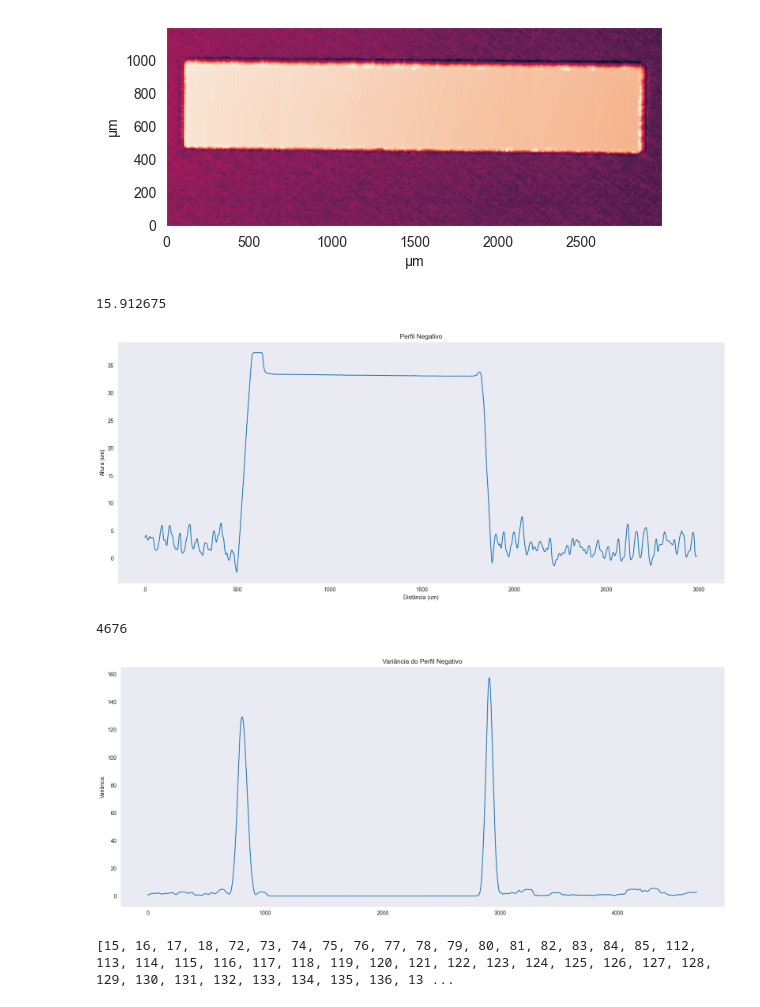
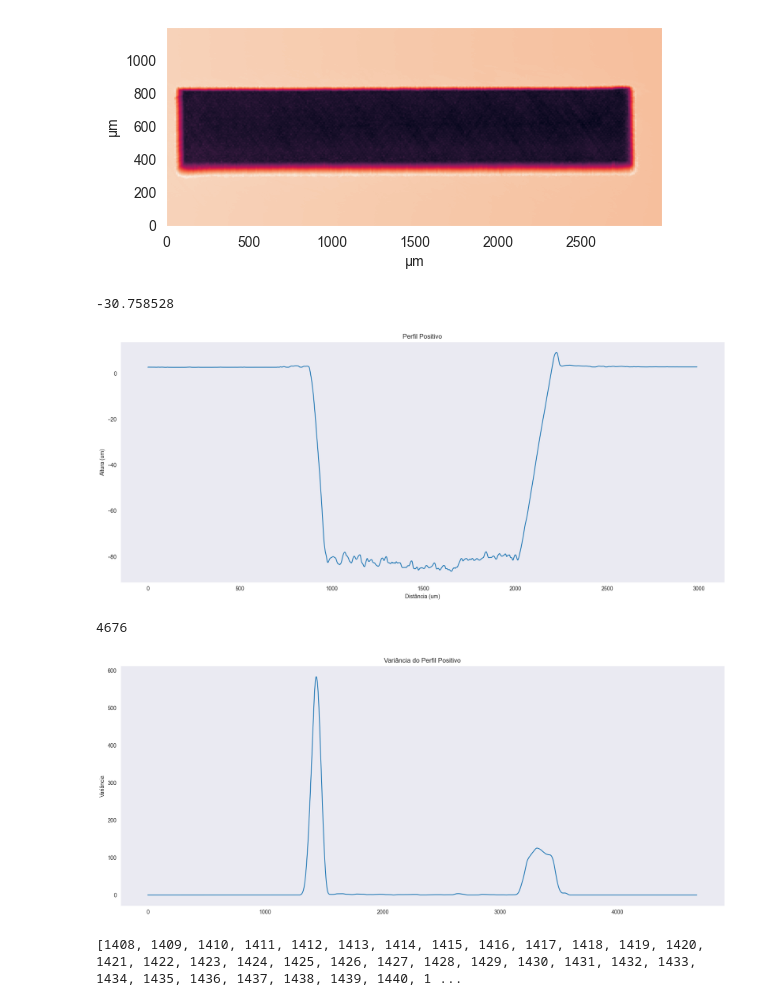
Before and after one commit to Pidoviski/calculadora_de_rugosidade, a Jupyter notebook: main.ipynb, the cells around one changed output. Cells and saved outputs as stored; diff of their text form; code cells hidden in the pictures.

```diff
--- a/main.ipynb
+++ b/main.ipynb
@@ -321,10 +321,10 @@ class DektakLoad:
                     res[k.name][child.name]=child.data
         return res
 # %%
-loader = DektakLoad('T1C/T1C_90graus_Negativo.OPDx')
+loader = DektakLoad('T1A/T1A_90graus_Positivo.OPDx')
 x,y,z = loader.get_data_2D()
 # %% [output]
-[figure, old version]
+[figure, new version]
 # %%
 import pandas as pd
 import seaborn as sns
@@ -364,8 +364,8 @@ plt.scatter(x=py, y = px ,c='r', s = 15)
 """
 plt.show()
 # %% [output]
-15.912675
+-30.758528
-[figure, old version]
+[figure, new version]
 # %%
 alpha = pd.Series()
 altura_var = pd.Series()
@@ -383,7 +383,7 @@ ax.set(ylabel = "Variância")
 plt.show()
 # %% [output]
 4676
-[figure, old version]
+[figure, new version]
 # %%
 indices_criticos = []
 
@@ -398,7 +398,7 @@ for i in range(len(altura)):
 
 print(indices_criticos)
 # %% [output]
-[15, 16, 17, 18, 72, 73, 74, 75, 76, 77, 78, 79, 80, 81, 82, 83, 84, 85, 112, 113, 114, 115, 116, 117, 118, 119, 120, 121, 122, 123, 124, 125, 126, 127, 128, 129, 130, 131, 132, 133, 134, 135, 136, 13 ...
+[1408, 1409, 1410, 1411, 1412, 1413, 1414, 1415, 1416, 1417, 1418, 1419, 1420, 1421, 1422, 1423, 1424, 1425, 1426, 1427, 1428, 1429, 1430, 1431, 1432, 1433, 1434, 1435, 1436, 1437, 1438, 1439, 1440, 1 ...
 # %%
 print(len(indices_criticos))
 
```
Also changed, not shown: parts of 9 cells of this notebook.
